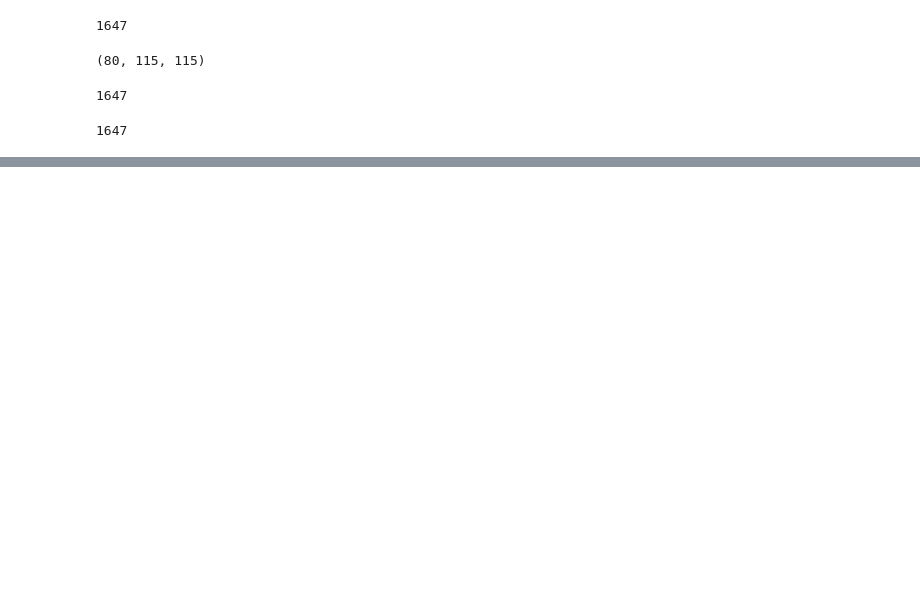
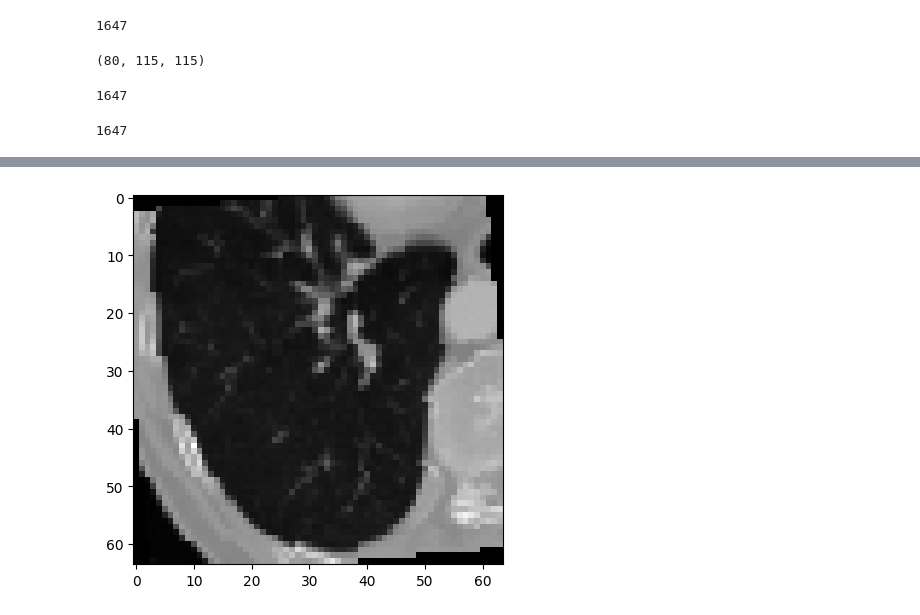
Before and after one commit to AliAfs/SiT_3D, a Jupyter notebook: test_general.ipynb, the cells around one changed output, grey strips where cells are left out. Saved outputs shown, nothing was run; the diff lists cells and outputs as text; code cells hidden in the pictures; blank space fills up the shorter version.

```diff
--- a/test_general.ipynb
+++ b/test_general.ipynb
@@ -491,0 +487,4 @@ plt.show()
+# %%
+plot_one_slice(dataset[0][0][0].squeeze()[0])
+# %% [output]
+[figure, added]
```
Also changed, not shown: parts of 26 cells of this notebook, 8 other files.
